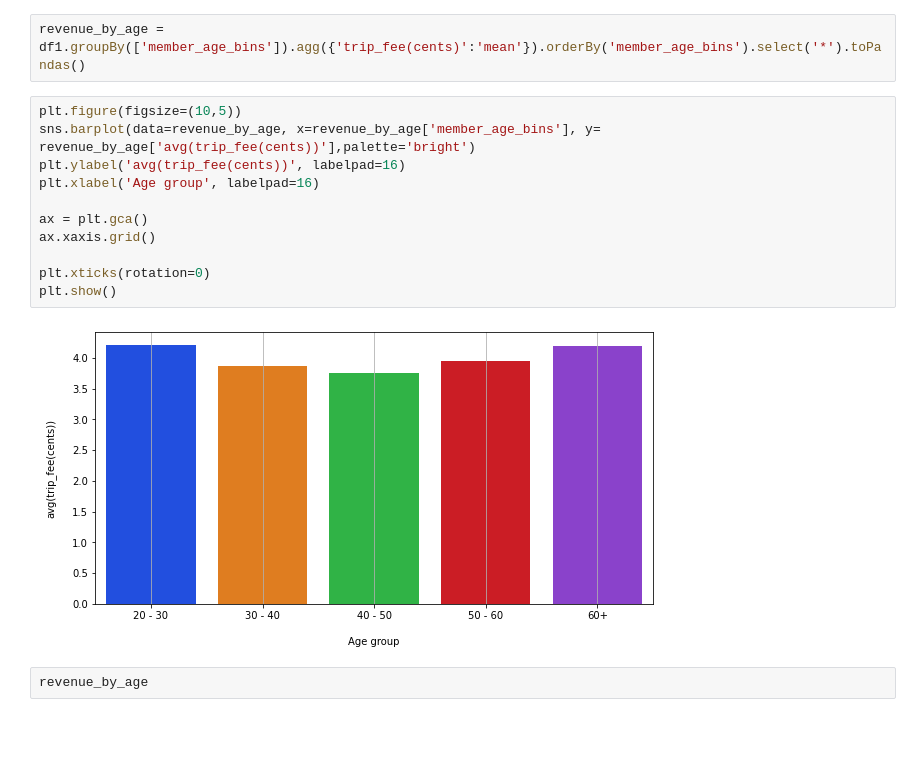
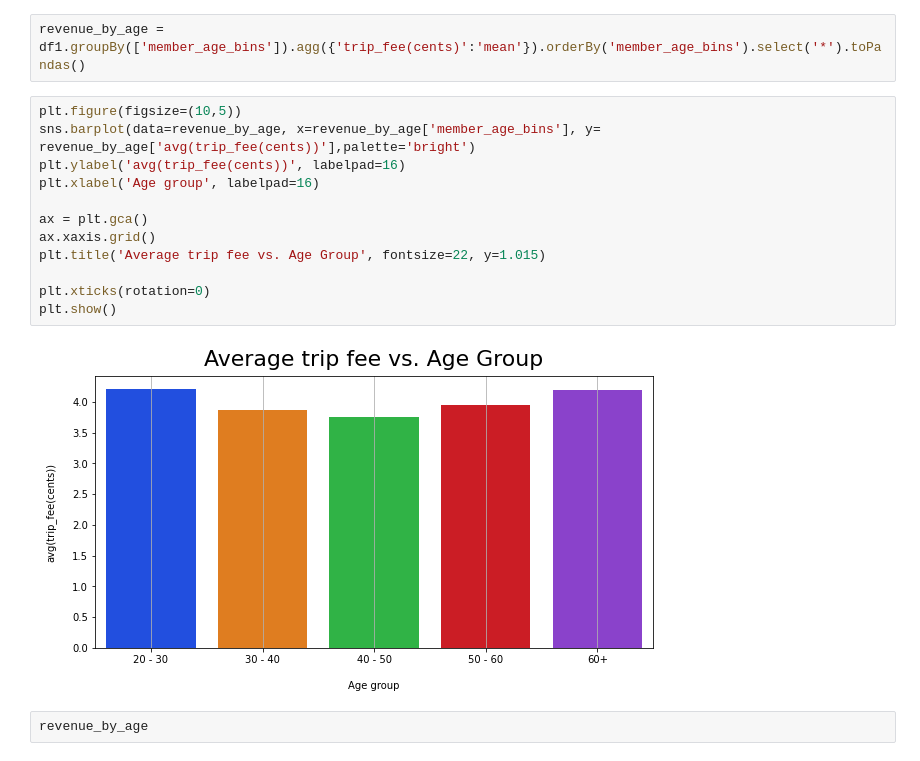
Before and after one commit to JulienAganze/Ford_Go_Bike_Project_Pyspark, a Jupyter notebook: data_manipulation.ipynb, the cells around one changed output. Drawn from its saved outputs; the diff is of its cells as text; blank space fills up the shorter version.

```diff
--- a/data_manipulation.ipynb
+++ b/data_manipulation.ipynb
@@ -987,16 +971,17 @@ revenue_by_age = df1.groupBy(['member_age_bins']).agg({'trip_fee(cents)':'mean'}
 # %%
 plt.figure(figsize=(10,5))
 sns.barplot(data=revenue_by_age, x=revenue_by_age['member_age_bins'], y= revenue_by_age['avg(trip_fee(cents))'],palette='bright')
 plt.ylabel('avg(trip_fee(cents))', labelpad=16)
 plt.xlabel('Age group', labelpad=16)
 
 ax = plt.gca()
 ax.xaxis.grid()
+plt.title('Average trip fee vs. Age Group', fontsize=22, y=1.015)
 
 plt.xticks(rotation=0)
 plt.show()
 # %% [output]
-[figure, old version]
+[figure, new version]
 # %%
 revenue_by_age
 # %% [output]
```
Also changed, not shown: parts of 101 cells of this notebook.
